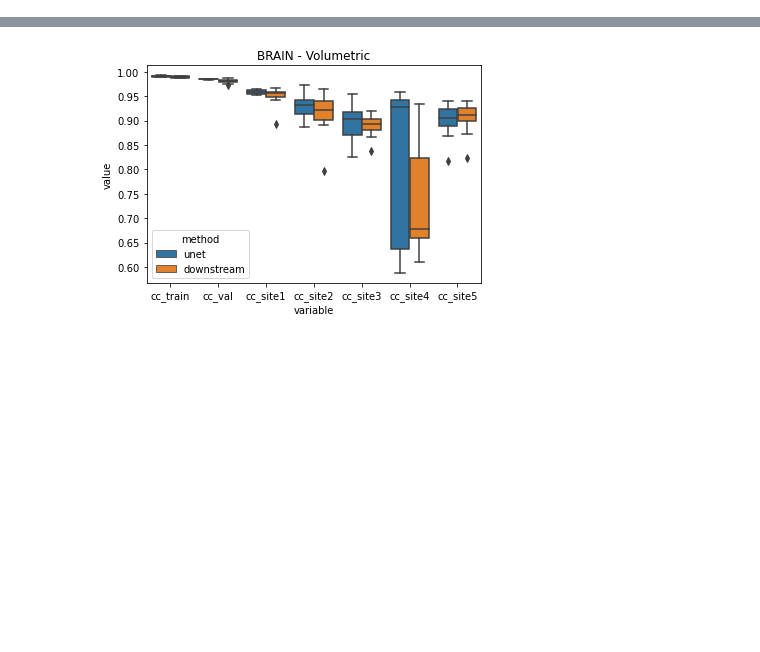
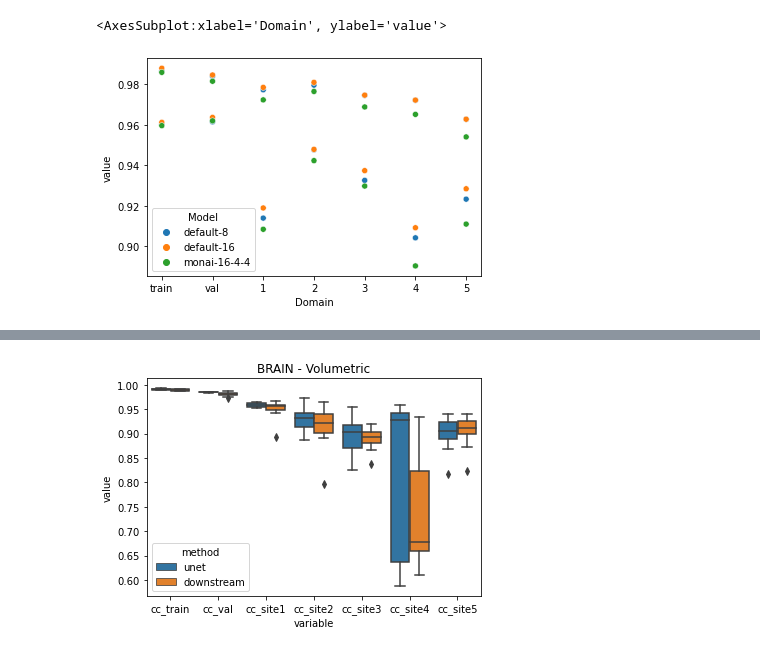
Before and after one commit to MedVisBonn/Segmentation-Distortion, a Jupyter notebook: src/demos/dice-test.ipynb, the cells around one changed output, grey strips where cells are left out. Drawn from its saved outputs; the diff is of its cells as text; code cells hidden in the pictures; blank space fills up the shorter version.

```diff
--- a/src/demos/dice-test.ipynb
+++ b/src/demos/dice-test.ipynb
@@ -5,0 +46,12 @@ import seaborn as sns
+# %%
+dfs = []
+for data in ['brain', 'heart']:
+    for arch in ['default-8', 'default-16', 'monai-16-4-4']:
+        dfs.append(pd.read_csv(f'../../results/unet/df_{data}_{arch}_0.csv'))
+
+df = pd.concat(dfs)
+# %%
+sns.scatterplot(data=df[df['Data']=='brain'], x='Domain', y='value', hue='Model')
+# %% [output]
+<AxesSubplot:xlabel='Domain', ylabel='value'>
+[figure, added]
```
Also changed, not shown: parts of 10 cells of this notebook, 32 other files.
